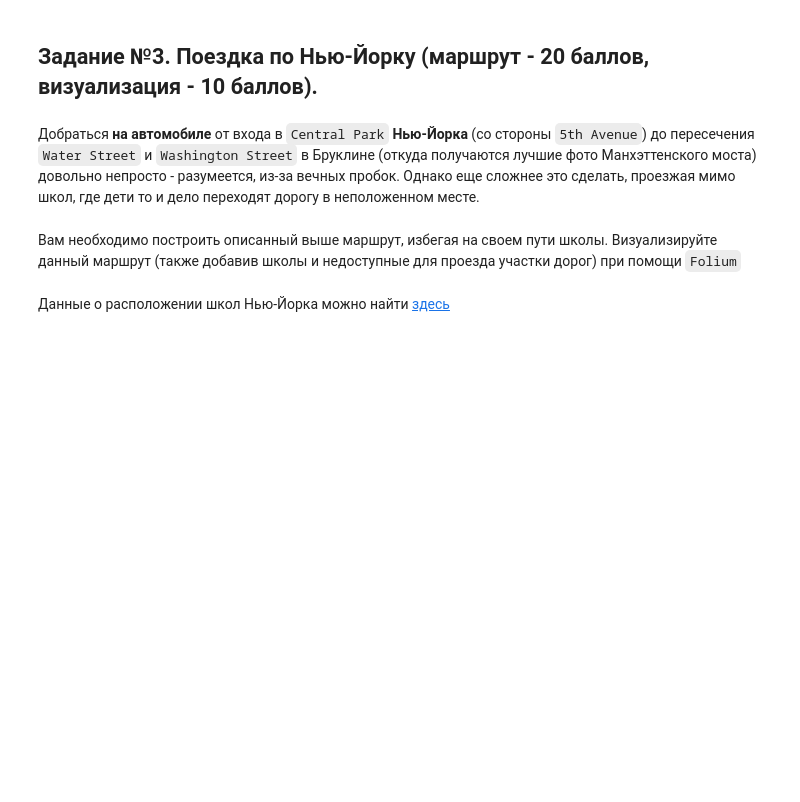
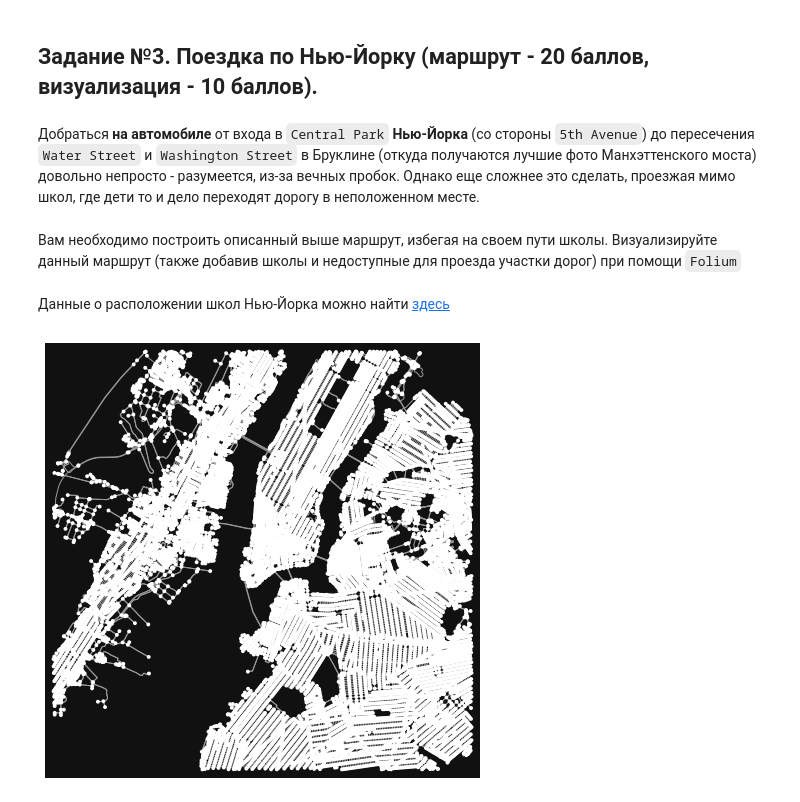
Before and after one commit to erdzhemadinov/GEO_HW2, a Jupyter notebook: HW2.ipynb, the cells around one changed output. Drawn from its saved outputs; the diff is of its cells as text; code cells hidden in the pictures; blank space fills up the shorter version.

```diff
--- a/HW2.ipynb
+++ b/HW2.ipynb
@@ -216,0 +251,18 @@ __**__ Южной частью страны является территори
+# %%
+def create_graph(loc, dist, transport_mode, loc_type="address"):
+
+    if loc_type == "address":
+        G = ox.graph_from_address(loc, dist=dist, network_type=transport_mode)
+    elif loc_type == "points":
+        G = ox.graph_from_point(loc, dist=dist, network_type=transport_mode )
+    return G
+# %%
+# Создание графа города
+G = create_graph('New York', 10000, "drive")
+ox.plot_graph(G)
+
+# Маршрут 5th Avenue to Washington Street/Water street
+start = (40.79650,-73.94955)
+end = (40.70323,-73.98945)
+# %% [output]
+[figure, added]
```
Also changed, not shown: parts of 14 cells of this notebook, 1 other file.
